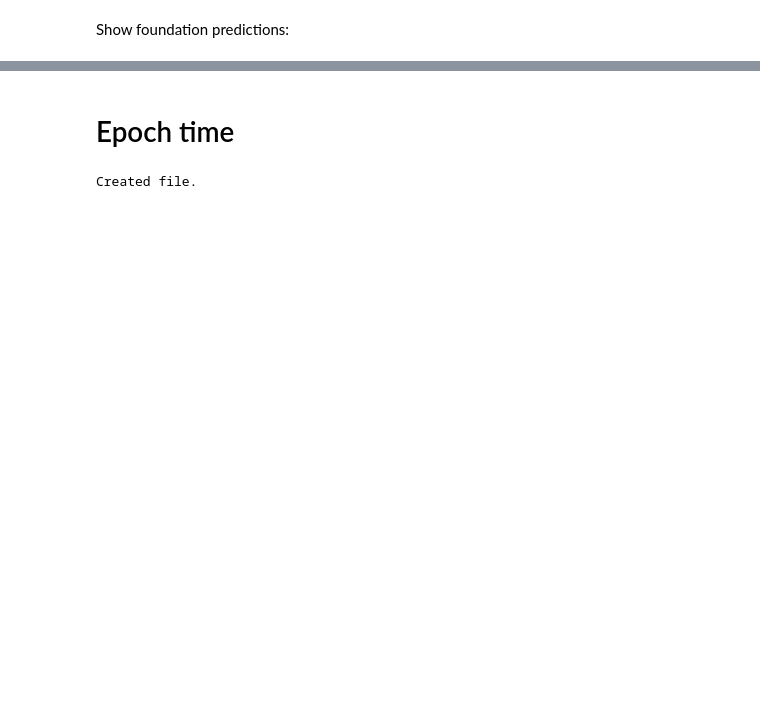
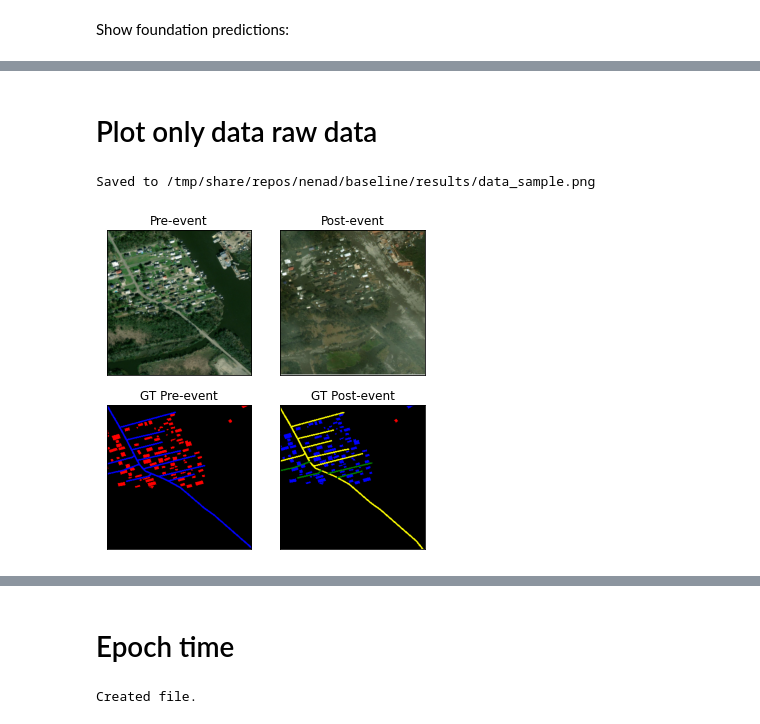
Before and after one commit to nesaboz/SpaceNet8, a Jupyter notebook: baseline/experiments/experiment.ipynb, the cells around one changed output, grey strips where cells are left out. Saved outputs shown, nothing was run; the diff lists cells and outputs as text; code cells hidden in the pictures; blank space fills up the shorter version.

```diff
--- a/baseline/experiments/experiment.ipynb
+++ b/baseline/experiments/experiment.ipynb
@@ -65,0 +79,8 @@ plot_pil_images(limages, ltitles, 3, figsize=(10,14), save_path=os.path.join(BAS
+# %% [markdown]
+# Plot only data raw data
+# %%
+# plot_pil_images([foundation, flood, gt_foundation, gt_flood], titles=['foundation', 'flood', 'gt_foundation', 'gt_flood'], max_per_row=2)
+plot_pil_images([foundation, flood, gt_foundation, gt_flood], titles=['Pre-event', 'Post-event', 'GT Pre-event', 'GT Post-event'], max_per_row=2, save_path=os.path.join(BASELINE, f'results/data_sample.png'))
+# %% [output]
+Saved to /tmp/share/repos/nenad/baseline/results/data_sample.png
+[figure, added]
```
Also changed, not shown: parts of 7 cells of this notebook, 18 other files.
